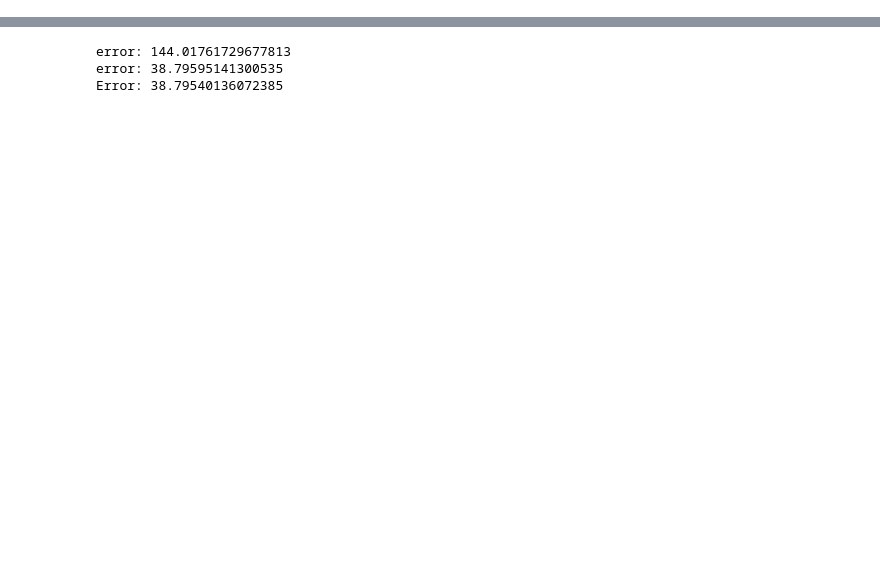
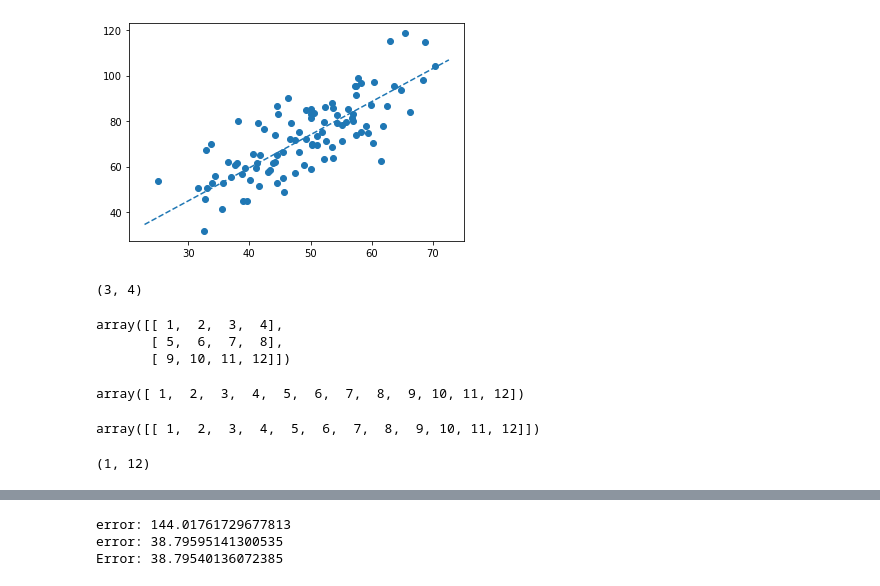
Before and after one commit to tavo-robotas/class, a Jupyter notebook: machine_learning/__drafts.ipynb, the cells around one changed output, grey strips where cells are left out. Saved outputs shown, nothing was run; the diff lists cells and outputs as text; code cells hidden in the pictures; blank space fills up the shorter version.

```diff
--- a/machine_learning/__drafts.ipynb
+++ b/machine_learning/__drafts.ipynb
@@ -0,0 +35,4 @@
+# %%
+alpha = 0.0001
+iters = 10000
+theta = np.array([[1.0, 1.0]])
@@ -0,0 +51,4 @@
+# %%
+def cost(X,y, theta):
+    error = np.power(((X @ theta.T) - y) , 2)
+    return np.sum(error) / (2*len(X))
@@ -0,0 +59,8 @@
+# %%
+def gd(X,y,theta,alpha,iters):
+    for i in range(iters):
+        theta = theta - (alpha/len(X)) * np.sum((X @ theta.T -y) * X, axis=0)
+        c = cost(X,y,theta)
+#         if i % 100 == 0:
+#             print(c)
+    return theta, c
@@ -0,0 +72,38 @@
+# %%
+plt.scatter(data[:,0].reshape(-1,1), y)
+axes = plt.gca()
+x_vals = np.array(axes.get_xlim())
+y_vals = g[0][0] + g[0][1] *x_vals
+plt.plot(x_vals,y_vals, '--')
+plt.show()
+# %% [output]
+[figure, added]
+# %%
+a = np.array([
+    [1, 2, 3, 4],
+    [5, 6, 7, 8],
+    [9, 10, 11, 12]
+])
+a.shape
+# %% [output]
+(3, 4)
+# %%
+b = a.reshape(-1)
+a
+# %% [output]
+array([[ 1,  2,  3,  4],
+       [ 5,  6,  7,  8],
+       [ 9, 10, 11, 12]])
+# %%
+b
+# %% [output]
+array([ 1,  2,  3,  4,  5,  6,  7,  8,  9, 10, 11, 12])
+# %%
+d = b.reshape(1,-1)
+d
+# %% [output]
+array([[ 1,  2,  3,  4,  5,  6,  7,  8,  9, 10, 11, 12]])
+# %%
+d.shape
+# %% [output]
+(1, 12)
```
Also changed, not shown: parts of 17 cells of this notebook, 2 other files.
